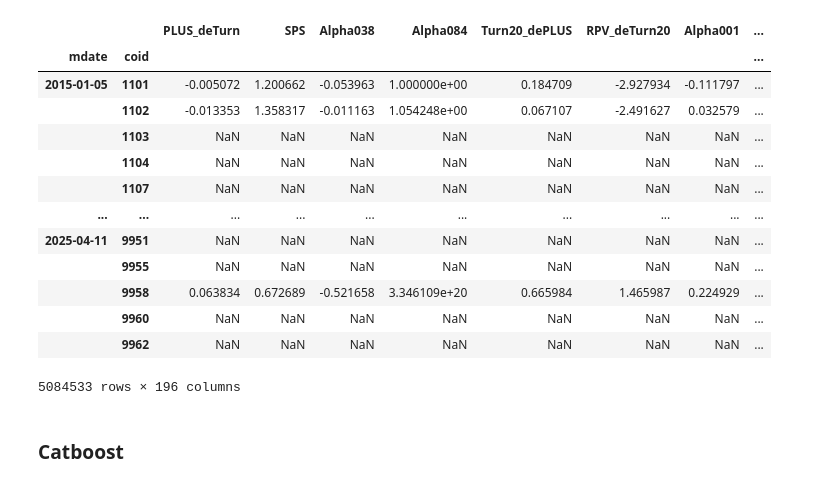
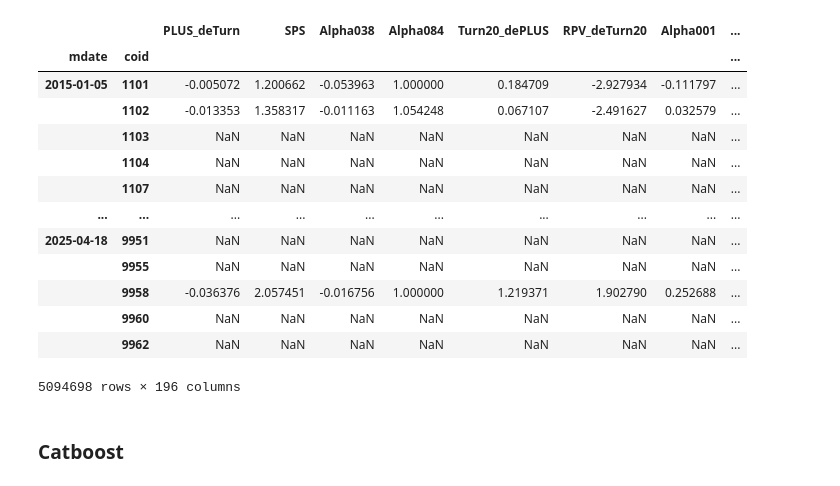
Before and after one commit to roger2389/CB-Hedge, a Jupyter notebook: factor_lib/cb_long_short _all.ipynb, the cells around one changed output. Saved outputs shown, nothing was run; the diff lists cells and outputs as text; code cells hidden in the pictures.

```diff
--- a/factor_lib/cb_long_short _all.ipynb
+++ b/factor_lib/cb_long_short _all.ipynb
@@ -110,8 +108,8 @@ Handler = Handler()
 # %%
 Adjust_Factor = Handler['Adjust_Factor']
 #定义调整股价
-Handler['Adj_Open'] = Adjust_Factor * Handler['Open']
-Handler['Adj_Close'] = Adjust_Factor * Handler['Close']
+Handler['Adj_Open'] = 1 * Handler['Open']
+Handler['Adj_Close'] = 1 * Handler['Close']
 # %%
 # con_1 = (Data_dict['turnover']).rolling(5).mean()>=0.2
 con_1 = (MBQ_tej_v2_Handler('amt')).rolling(20).mean()>= 50000000
@@ -148,25 +146,25 @@ Start to update本地 sbadt_fg from 2025-04-11 00:00:00 to 2025-04-11 00:00:00
 # %%
-# factor_df = pd.concat({data_name:Handler[data_name][con].loc['2015':].stack(future_stack=True) for data_name in tqdm.tqdm(list(Handler.cash_list()))},axis=1)
+factor_df = pd.concat({data_name:Handler[data_name][con].loc['2015':].stack(future_stack=True) for data_name in tqdm.tqdm(list(Handler.cash_list()))},axis=1)
 factor_df5 = pd.read_pickle('./Data/factor_df3.pkl')
-# factor_df = factor_df.reindex(columns=factor_df5.columns)
-factor_df = factor_df5
-# factor_df.to_pickle('./Data/factor_df3.pkl')
+factor_df = factor_df.reindex(columns=factor_df5.columns)
+# factor_df = factor_df5
+factor_df.to_pickle('./Data/factor_df3.pkl')
 factor_df
 # %% [output]
 |  |  | PLUS_deTurn | SPS | Alpha038 | Alpha084 | Turn20_dePLUS | RPV_deTurn20 | Alpha001 | ... |
 | mdate | coid |  |  |  |  |  |  |  | ... |
-| 2015-01-05 | 1101 | -0.005072 | 1.200662 | -0.053963 | 1.000000e+00 | 0.184709 | -2.927934 | -0.111797 | ... |
-|  | 1102 | -0.013353 | 1.358317 | -0.011163 | 1.054248e+00 | 0.067107 | -2.491627 | 0.032579 | ... |
+| 2015-01-05 | 1101 | -0.005072 | 1.200662 | -0.053963 | 1.000000 | 0.184709 | -2.927934 | -0.111797 | ... |
+|  | 1102 | -0.013353 | 1.358317 | -0.011163 | 1.054248 | 0.067107 | -2.491627 | 0.032579 | ... |
 |  | 1103 | NaN | NaN | NaN | NaN | NaN | NaN | NaN | ... |
 |  | 1104 | NaN | NaN | NaN | NaN | NaN | NaN | NaN | ... |
 |  | 1107 | NaN | NaN | NaN | NaN | NaN | NaN | NaN | ... |
 | ... | ... | ... | ... | ... | ... | ... | ... | ... | ... |
-| 2025-04-11 | 9951 | NaN | NaN | NaN | NaN | NaN | NaN | NaN | ... |
+| 2025-04-18 | 9951 | NaN | NaN | NaN | NaN | NaN | NaN | NaN | ... |
 |  | 9955 | NaN | NaN | NaN | NaN | NaN | NaN | NaN | ... |
-|  | 9958 | 0.063834 | 0.672689 | -0.521658 | 3.346109e+20 | 0.665984 | 1.465987 | 0.224929 | ... |
+|  | 9958 | -0.036376 | 2.057451 | -0.016756 | 1.000000 | 1.219371 | 1.902790 | 0.252688 | ... |
 |  | 9960 | NaN | NaN | NaN | NaN | NaN | NaN | NaN | ... |
 |  | 9962 | NaN | NaN | NaN | NaN | NaN | NaN | NaN | ... |
-5084533 rows × 196 columns
+5094698 rows × 196 columns
 # %%
 lend = pd.read_csv("Q2.csv")
 lend['coid'] = lend['Ticker'].str.split().str[0]
```
Also changed, not shown: parts of 21 cells of this notebook.
